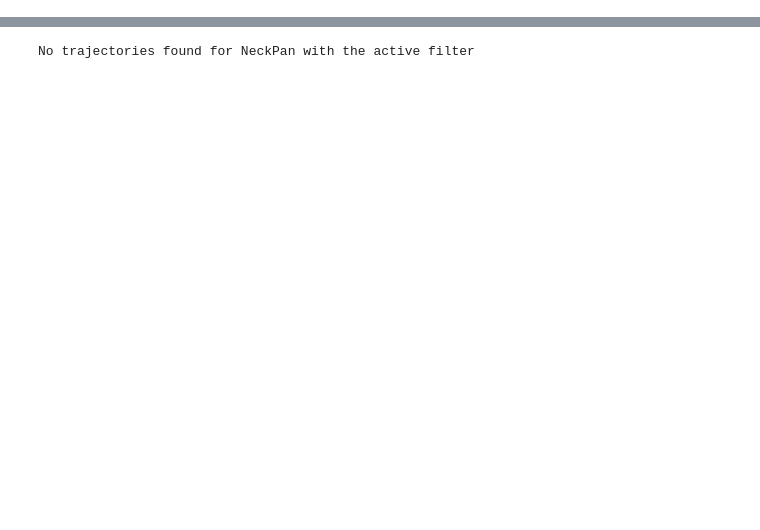
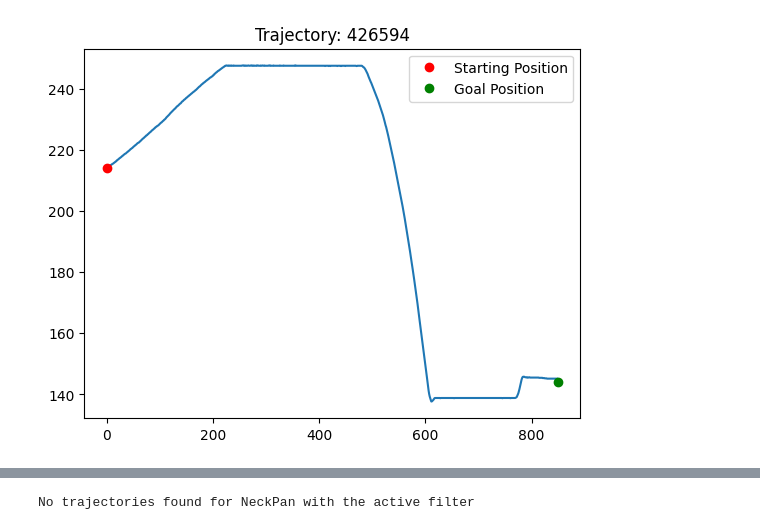
Before and after one commit to ikaros-project/ikaros, a Jupyter notebook: Source/Modules/RobotModules/CompliantRobot/CurrentPositionMapping/PlotTrajectories.ipynb, the cells around one changed output, grey strips where cells are left out. Cells and saved outputs as stored; diff of their text form; code cells hidden in the pictures; blank space fills up the shorter version.

```diff
--- a/Source/Modules/RobotModules/CompliantRobot/CurrentPositionMapping/PlotTrajectories.ipynb
+++ b/Source/Modules/RobotModules/CompliantRobot/CurrentPositionMapping/PlotTrajectories.ipynb
@@ -111 +143,5 @@ plot_one_servo_traj(trajectories, mapping_metrics, 'NeckPan', 4)
+# %%
+plot_one_trajectory(trajectories, mapping_metrics, 426594, 'NeckTilt')
+# %% [output]
+[figure, added]
 # %%
```
Also changed, not shown: parts of 7 cells of this notebook.
